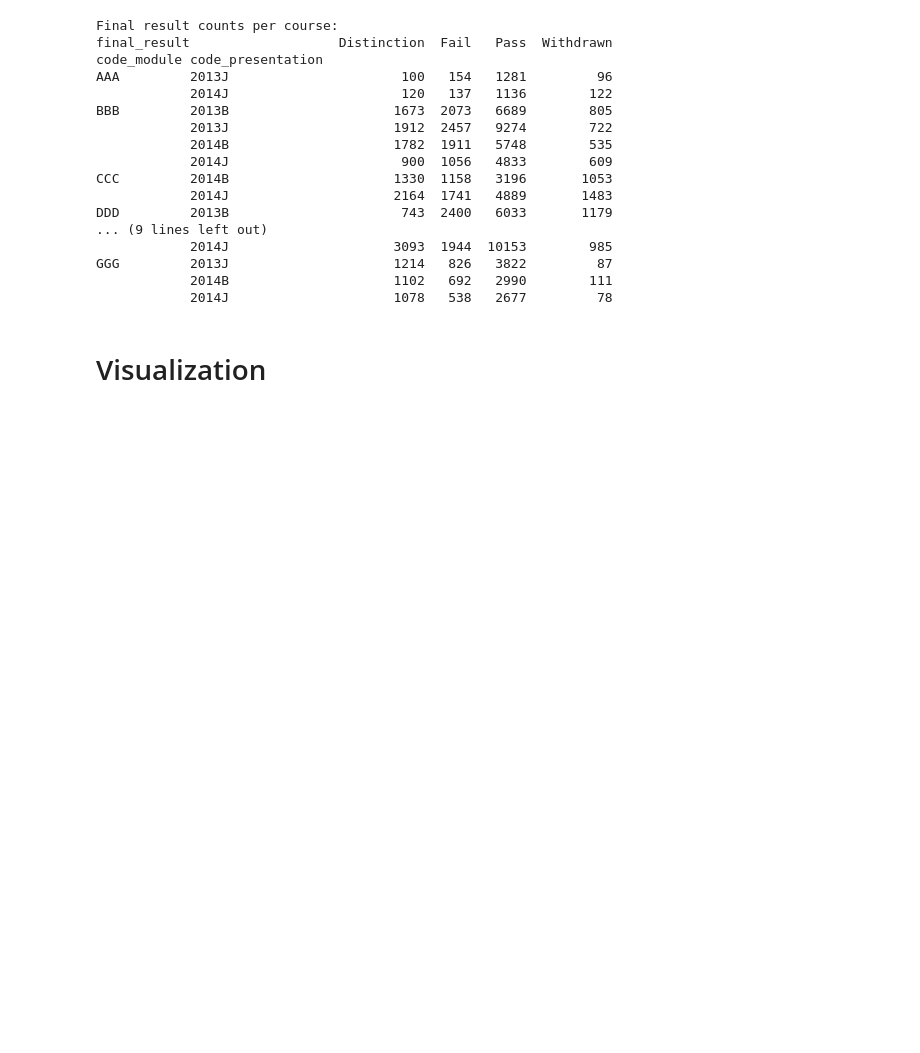
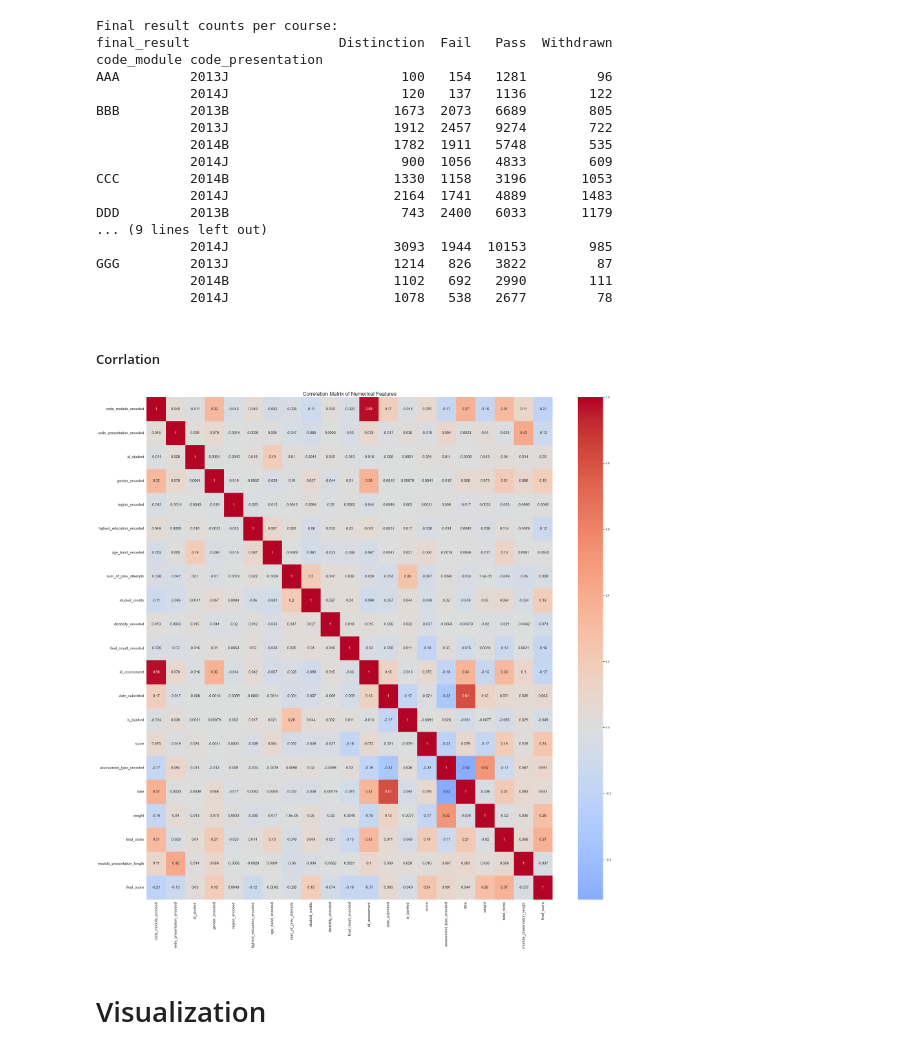
Before and after one commit to noora-ekramy/Open-University-Learning-Analytics-dataset-OULAD-, a Jupyter notebook: Oulad.ipynb, the cells around one changed output. Drawn from its saved outputs; the diff is of its cells as text; code cells hidden in the pictures; blank space fills up the shorter version.

Commit message:
Visualization

```diff
--- a/Oulad.ipynb
+++ b/Oulad.ipynb
@@ -751,5 +751,21 @@ DDD         2013B                      743  2400   6033       1179
 GGG         2013J                     1214   826   3822         87
             2014B                     1102   692   2990        111
             2014J                     1078   538   2677         78
+# %% [markdown]
+##### Corrlation
+# %%
+# Calculate correlation matrix
+correlation_matrix = final_df_int.corr()
+
+# Create a heatmap
+plt.figure(figsize=(30, 30))
+sns.heatmap(correlation_matrix, annot=True, cmap='coolwarm', center=0, annot_kws={'size': 14})
+plt.title('Correlation Matrix of Numerical Features', fontsize=20)
+plt.xticks(fontsize=14)
+plt.yticks(fontsize=14)
+plt.tight_layout()
+plt.show()
+# %% [output]
+[figure, added]
 # %% [markdown]
 # Visualization
```
Also changed, not shown: parts of 8 cells of this notebook.
